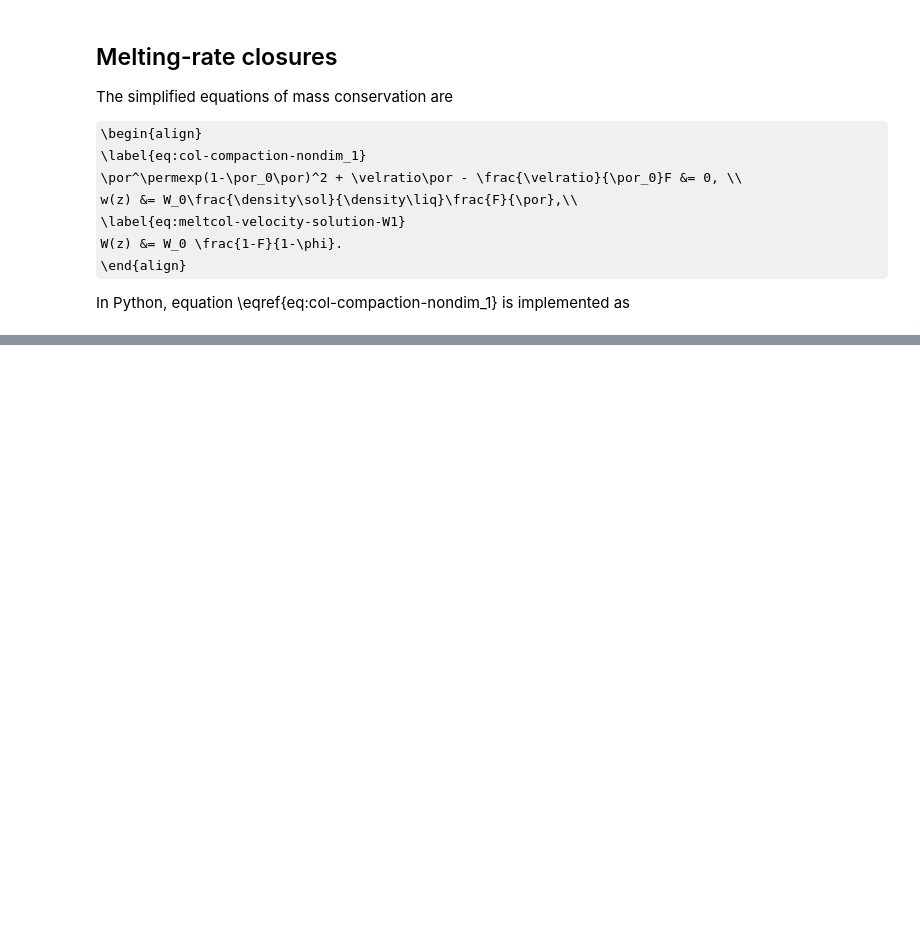
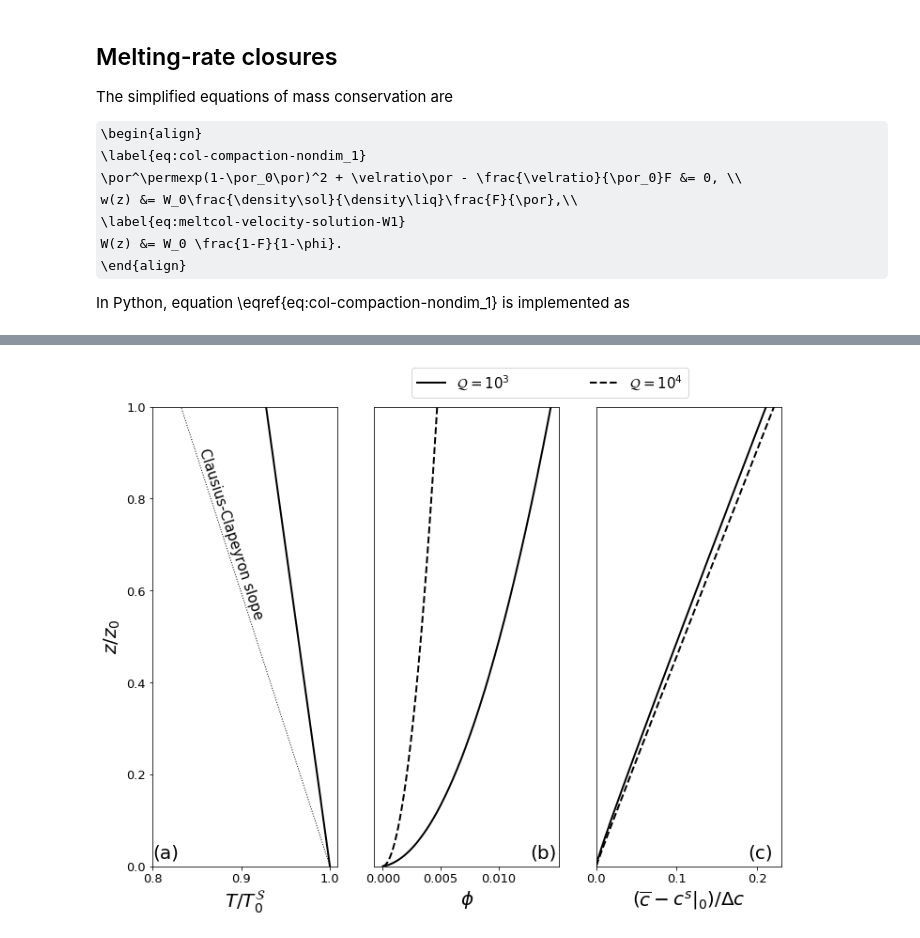
Before and after one commit to FoaLab/partially-molten-rock-PUP, a Jupyter notebook: content/ch11.ipynb, the cells around one changed output, grey strips where cells are left out. Saved outputs shown, nothing was run; the diff lists cells and outputs as text; code cells hidden in the pictures; some formulas as TeX source; blank space fills up the shorter version.

```diff
--- a/content/ch11.ipynb
+++ b/content/ch11.ipynb
@@ -365,3 +333,44 @@ plt.show()
+# %%
+f, ax = plt.subplots(1, 3)
+f.set_size_inches(12.0, 9.0)
+f.set_facecolor('w')
+
+ax[0].plot(T, z, '-k', linewidth=2)
+ax[0].plot(Tcc, z,':k', linewidth=1)
+ax[0].set_xlabel(r'$T/T^\mathcal{S}_0$', fontsize=20)
+ax[0].set_xticks((0.8, 0.9, 1.0))
+ax[0].set_ylabel(r'$z/z_0$', fontsize=20)
+ax[0].set_yticks(np.arange(0.0, 1.01, 0.2))
+ax[0].set_ylim(0.0, 1.0)
+ax[0].tick_params(axis='both', which='major', labelsize=13)
+ax[0].text(0.85, 0.54, r'Clausius-Clapeyron slope', fontsize=15, horizontalalignment='left', rotation=-72)
+ax[0].text(0.83, 0.01, '(a)', fontsize=20, verticalalignment='bottom', horizontalalignment='right')
+
+p1 = ax[1].plot(phi[0, :], z, '-k', linewidth=2)
+p2 = ax[1].plot(phi[1, :], z, '--k', linewidth=2)
+ax[1].set_xlabel(r'$\phi$', fontsize=20)
+ax[1].set_xticks((0, 0.005, 0.01))
+ax[1].set_yticks(())
+ax[1].set_ylim(0.0, 1.0)
+ax[1].tick_params(axis='both', which='major', labelsize=13)
+ax[1].text(0.015, 0.01, '(b)', fontsize=20, verticalalignment='bottom', horizontalalignment='right')
+
+plt.legend(handles=(p1[0], p2[0]), fontsize=15, labels=(r'$\mathcal{Q}=10^3$', r'$\mathcal{Q}=10^4$'),
+           bbox_to_anchor=(-1.0, 1.02, 1.5, .2),  loc='lower left', ncol=2, mode="expand", borderaxespad=0.)
+
+ax[2].plot(Cb[0, :], z, '-k', linewidth=2)
+ax[2].plot(Cb[1, :], z, '--k', linewidth=2)
+ax[2].set_xlabel(r'$(\overline{c}-c^{s}\vert_0)/\Delta c$', fontsize=20)
+ax[2].set_xlim(0.0, 0.23)
+ax[2].set_xticks((0.0, 0.1, 0.2))
+ax[2].set_ylim(0.0, 1.0)
+ax[2].set_yticks(())
+ax[2].tick_params(axis='both', which='major', labelsize=13)
+ax[2].text(0.22, 0.01, '(c)', fontsize=20, verticalalignment='bottom', horizontalalignment='right')
+
+plt.show()
+# %% [output]
+[figure, added]
 # %% [markdown]
 #### Two-component column with an incompatible component
 
```
Also changed, not shown: parts of 39 cells of this notebook, 1 other file.
